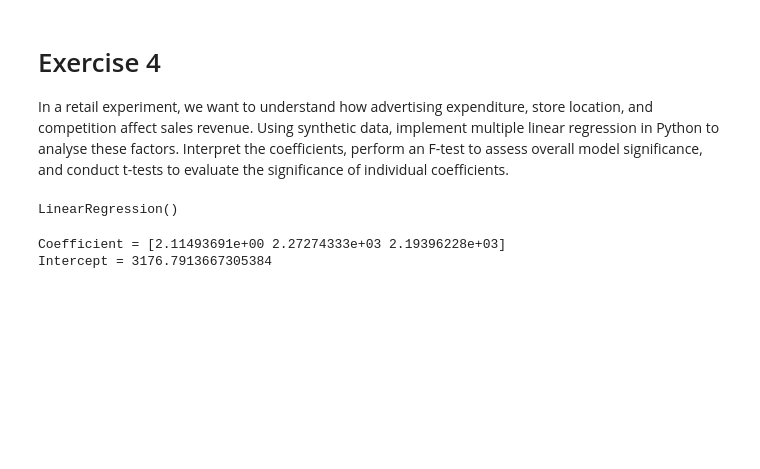
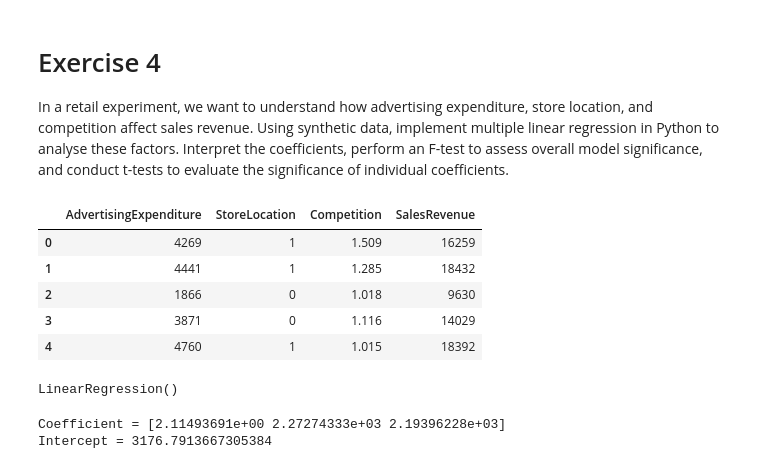
Before and after one commit to themohitnair/DVLab, a Jupyter notebook: Python-Part-B/PB_ex4/notebook.ipynb, the cells around one changed output. Saved outputs shown, nothing was run; the diff lists cells and outputs as text; code cells hidden in the pictures; blank space fills up the shorter version.

```diff
--- a/Python-Part-B/PB_ex4/notebook.ipynb
+++ b/Python-Part-B/PB_ex4/notebook.ipynb
@@ -8,6 +8,14 @@ from sklearn.linear_model import LinearRegression
 from sklearn.model_selection import train_test_split
 # %%
 df = pd.read_csv("sales.csv")
+df.head()
+# %% [output]
+|  | AdvertisingExpenditure | StoreLocation | Competition | SalesRevenue |
+| 0 | 4269 | 1 | 1.509 | 16259 |
+| 1 | 4441 | 1 | 1.285 | 18432 |
+| 2 | 1866 | 0 | 1.018 | 9630 |
+| 3 | 3871 | 0 | 1.116 | 14029 |
+| 4 | 4760 | 1 | 1.015 | 18392 |
 # %%
 X = df[["AdvertisingExpenditure", "Competition", "StoreLocation"]]
 Y = df["SalesRevenue"]
```
Also changed, not shown: 25 other files.
